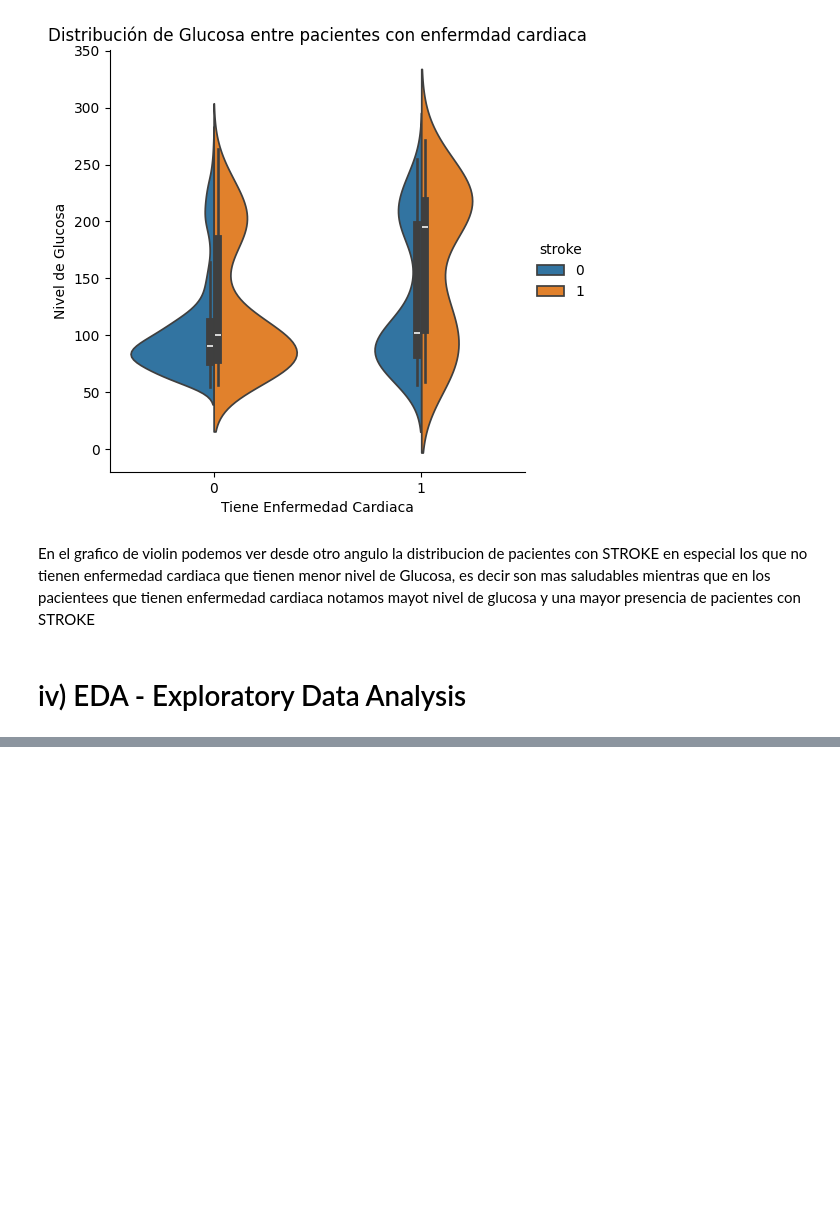
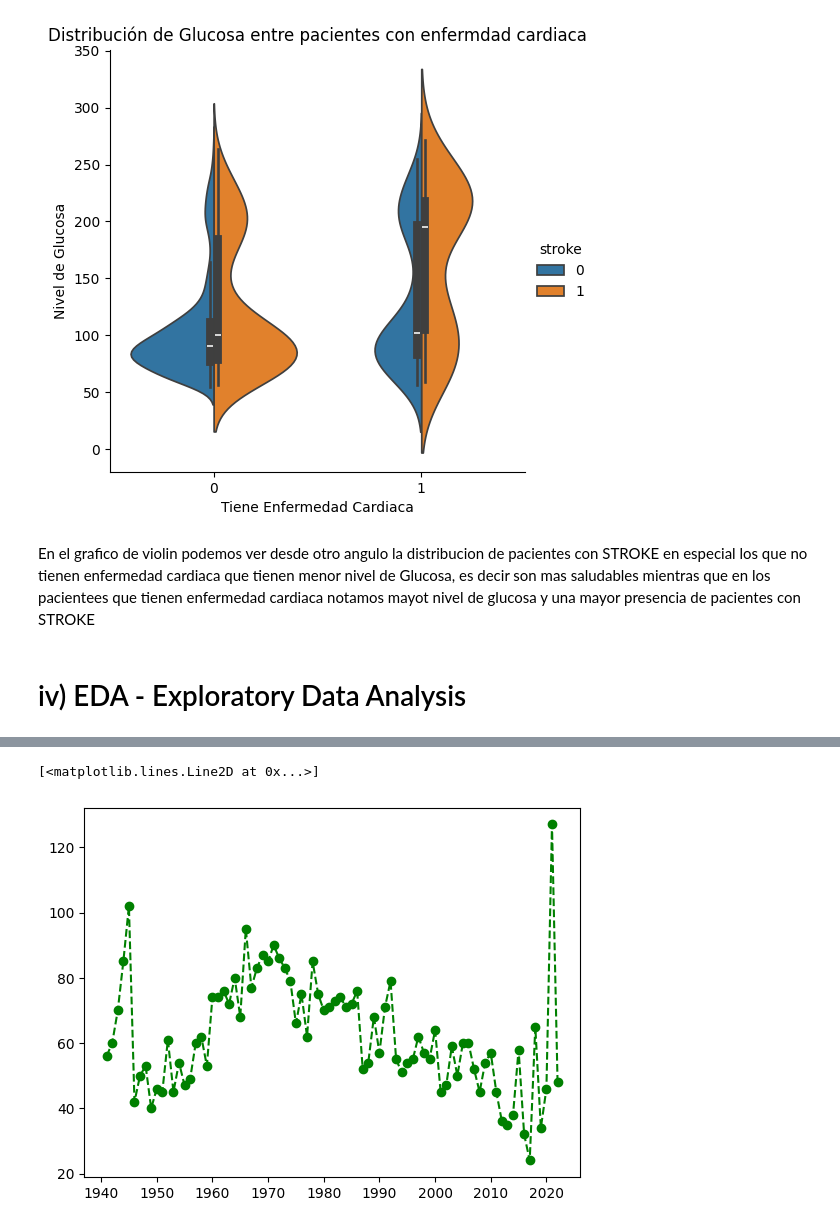
Before and after one commit to CarlosLeguiz/StrokePrediction, a Jupyter notebook: StrokePrediction.ipynb, the cells around one changed output, grey strips where cells are left out. Saved outputs shown, nothing was run; the diff lists cells and outputs as text; code cells hidden in the pictures; blank space fills up the shorter version.

```diff
--- a/StrokePrediction.ipynb
+++ b/StrokePrediction.ipynb
@@ -252,0 +283,3 @@ En el grafico de violin podemos ver desde otro angulo la distribucion de pacient
+# %%
+df2 = df.groupby("birth_year")["id"].count().reset_index(name='counts')
+df2
@@ -252,0 +312,6 @@ En el grafico de violin podemos ver desde otro angulo la distribucion de pacient
+# %%
+fig, ax = plt.subplots()
+ax.plot(df2.birth_year, df2.counts,'go--') #exploramos y analizamos la información con un grafico de lineas
+# %% [output]
+[<matplotlib.lines.Line2D at 0x...>]
+[figure, added]
```
Also changed, not shown: parts of 6 cells of this notebook.
